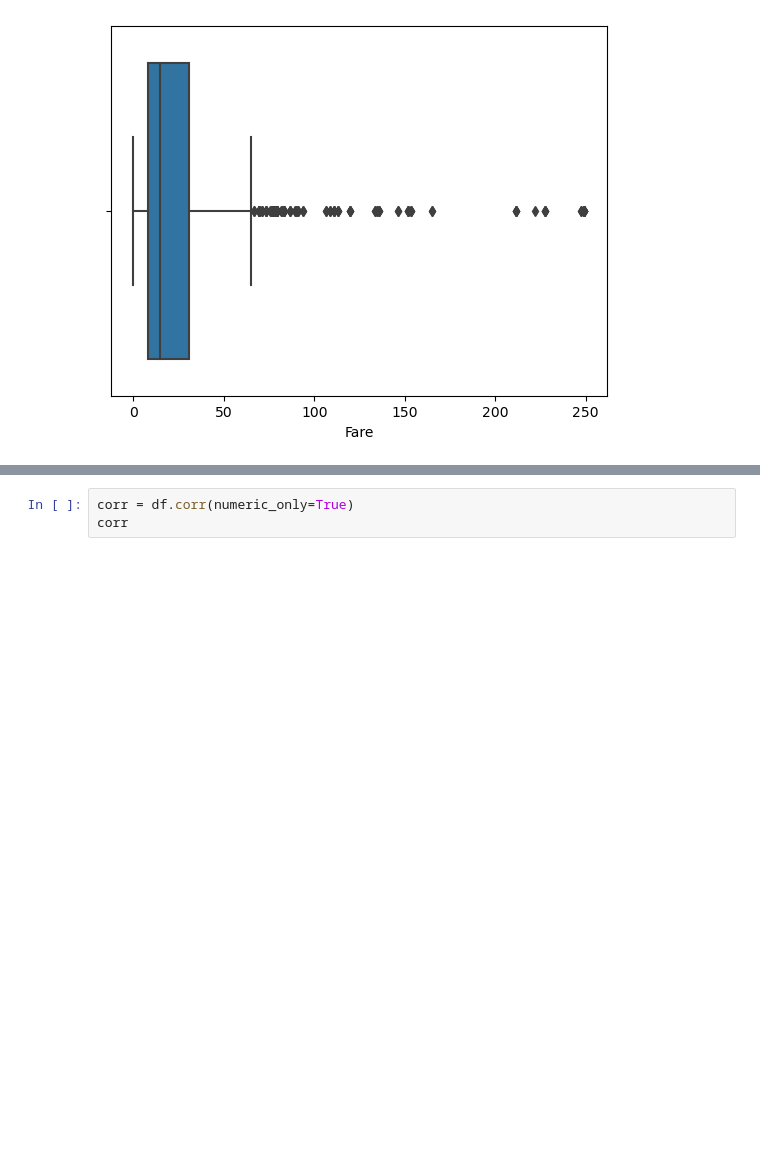
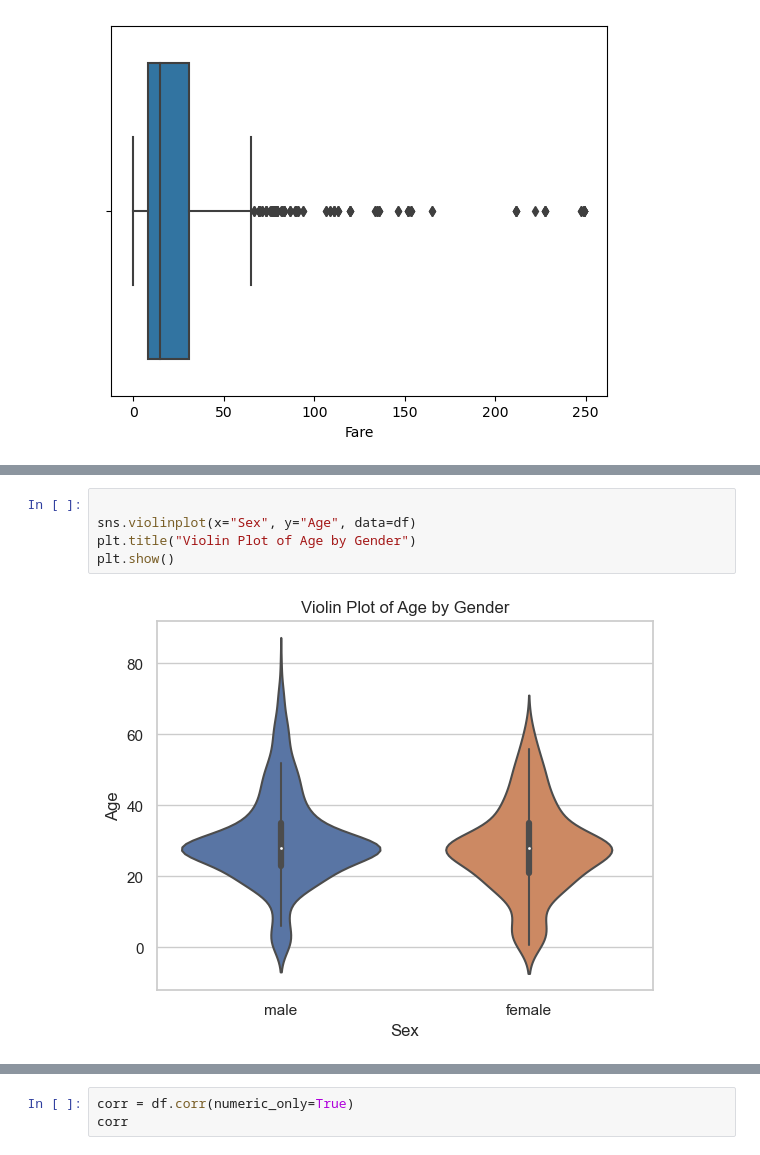
Before and after one commit to 04exer/Data-Analysis, a Jupyter notebook: Titanic_Data.ipynb, the cells around one changed output, grey strips where cells are left out. Saved outputs shown, nothing was run; the diff lists cells and outputs as text; blank space fills up the shorter version.

```diff
--- a/Titanic_Data.ipynb
+++ b/Titanic_Data.ipynb
@@ -356,0 +389,7 @@ plt.show()
+# %%
+
+sns.violinplot(x="Sex", y="Age", data=df)
+plt.title("Violin Plot of Age by Gender")
+plt.show()
+# %% [output]
+[figure, added]
```
Also changed, not shown: parts of 19 cells of this notebook.
